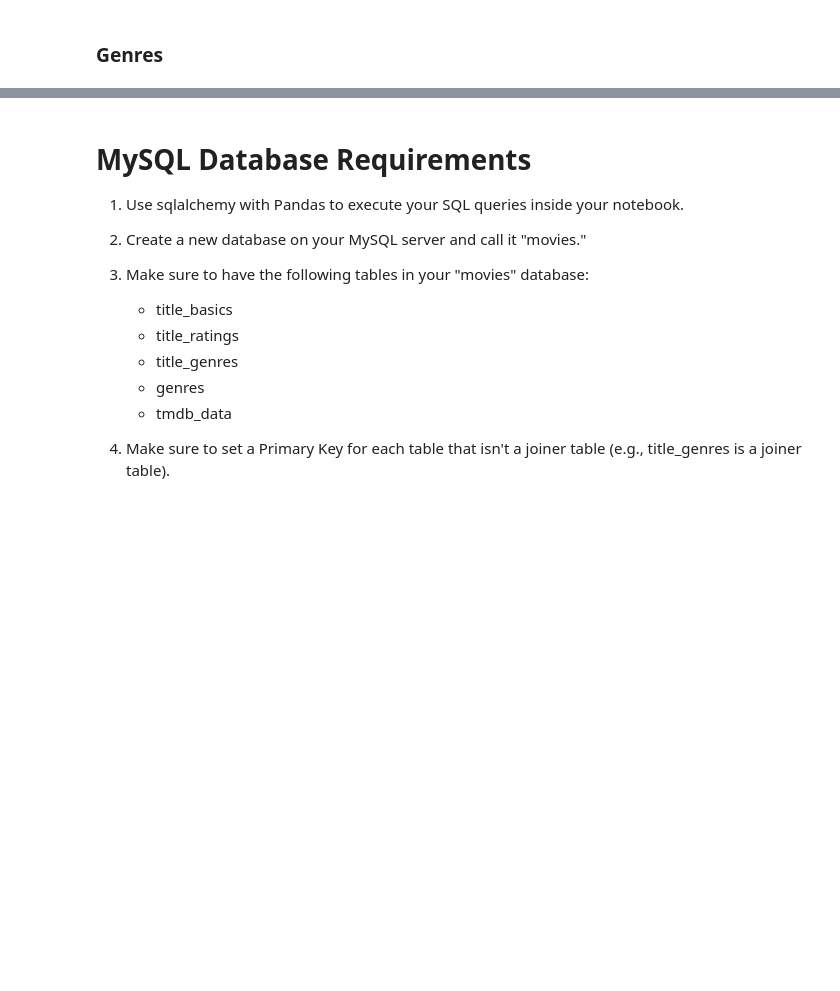
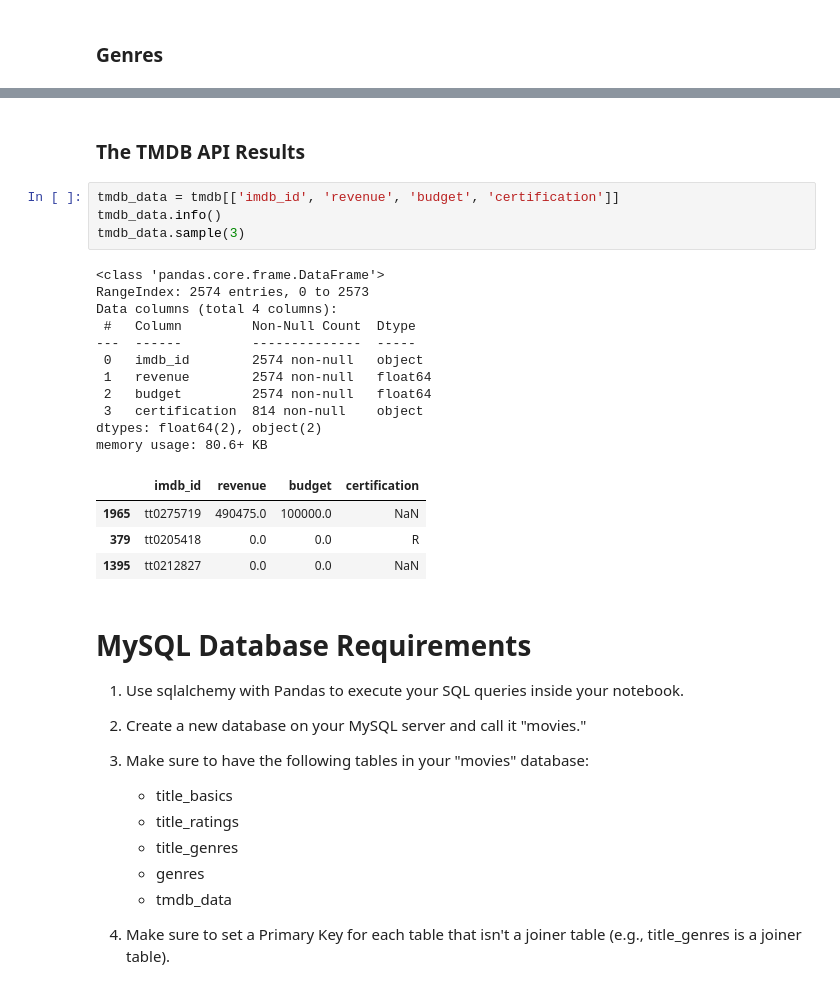
Before and after one commit to juDEcorous/Project-3-Part-1, a Jupyter notebook: Project 3 Part 3 MySQL.ipynb, the cells around one changed output, grey strips where cells are left out. Saved outputs shown, nothing was run; the diff lists cells and outputs as text; blank space fills up the shorter version.

```diff
--- a/Project 3 Part 3 MySQL.ipynb
+++ b/Project 3 Part 3 MySQL.ipynb
@@ -280,3 +288,25 @@ basics_copy
+# %% [markdown]
+### The TMDB API Results
+# %%
+tmdb_data = tmdb[['imdb_id', 'revenue', 'budget', 'certification']]
+tmdb_data.info()
+tmdb_data.sample(3)
+# %% [output]
+<class 'pandas.core.frame.DataFrame'>
+RangeIndex: 2574 entries, 0 to 2573
+Data columns (total 4 columns):
+ #   Column         Non-Null Count  Dtype
+---  ------         --------------  -----
+ 0   imdb_id        2574 non-null   object
+ 1   revenue        2574 non-null   float64
+ 2   budget         2574 non-null   float64
+ 3   certification  814 non-null    object
+dtypes: float64(2), object(2)
+memory usage: 80.6+ KB
+|  | imdb_id | revenue | budget | certification |
+| 1965 | tt0275719 | 490475.0 | 100000.0 | NaN |
+| 379 | tt0205418 | 0.0 | 0.0 | R |
+| 1395 | tt0212827 | 0.0 | 0.0 | NaN |
 # %% [markdown]
 
 
```
Also changed, not shown: parts of 13 cells of this notebook.
